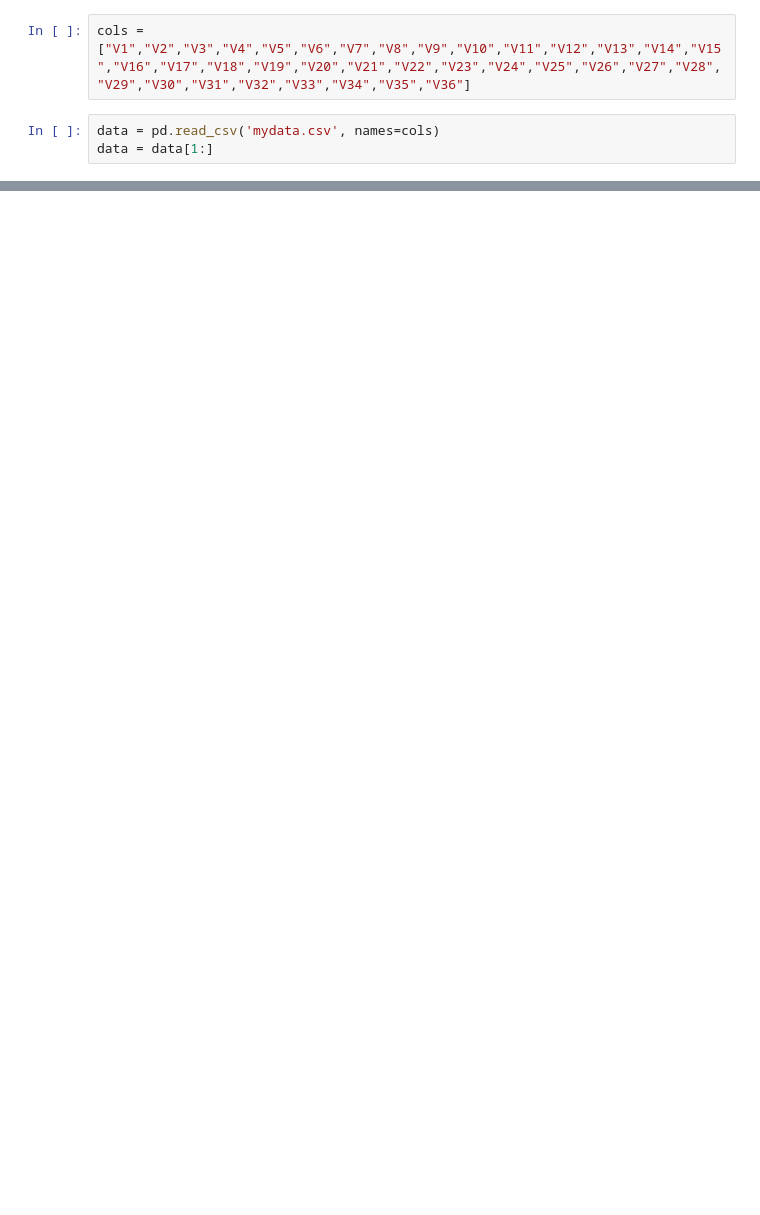
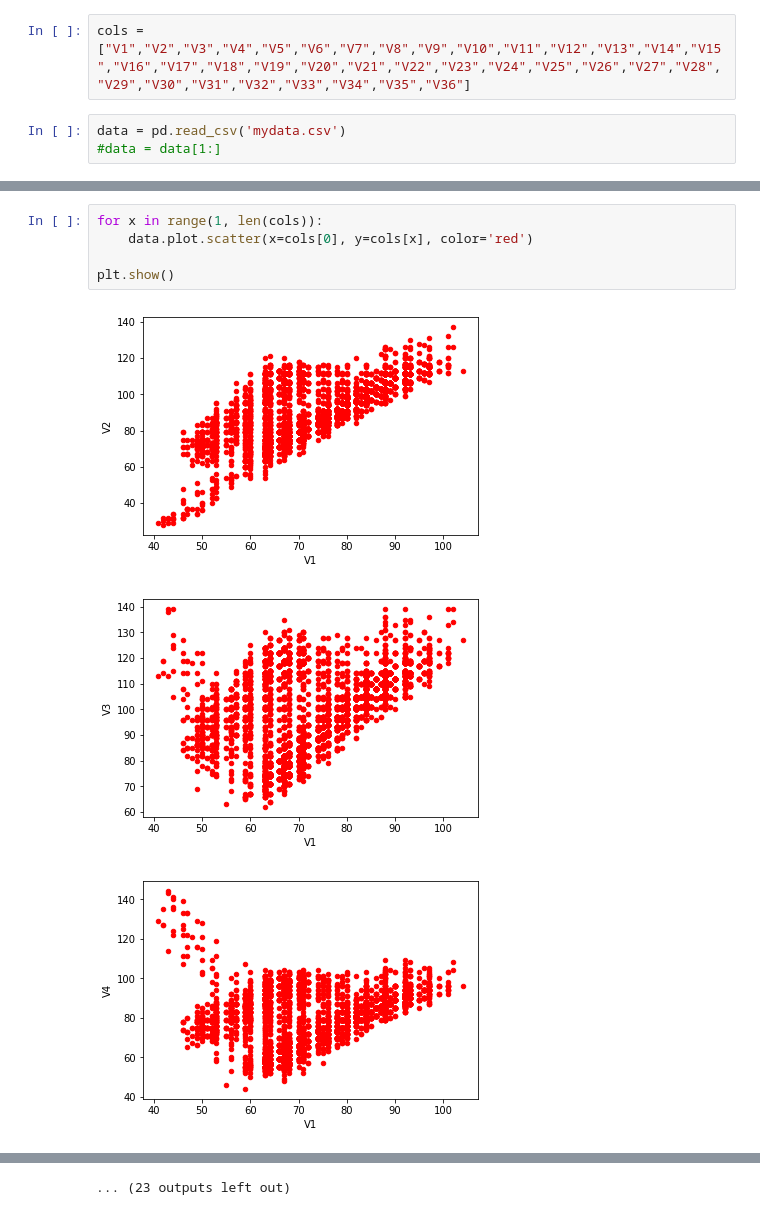
Before and after one commit to zikmout/ATS_learning, a Jupyter notebook: atos4.ipynb, the cells around one changed output, grey strips where cells are left out. Drawn from its saved outputs; the diff is of its cells as text; blank space fills up the shorter version.

```diff
--- a/atos4.ipynb
+++ b/atos4.ipynb
@@ -10,5 +14,5 @@ from pandas.tools.plotting import parallel_coordinates
 # %%
 cols = ["V1","V2","V3","V4","V5","V6","V7","V8","V9","V10","V11","V12","V13","V14","V15","V16","V17","V18","V19","V20","V21","V22","V23","V24","V25","V26","V27","V28","V29","V30","V31","V32","V33","V34","V35","V36"]
 # %%
-data = pd.read_csv('mydata.csv', names=cols)
-data = data[1:]
+data = pd.read_csv('mydata.csv')
+#data = data[1:]
@@ -58,0 +31,9 @@ ValueError: x and y must be the same size
+# %%
+for x in range(1, len(cols)):
+    data.plot.scatter(x=cols[0], y=cols[x], color='red')
+
+plt.show()
+# %% [output]
+[figure, added]
+[figure, added]
+[figure, added]
@@ -58,0 +49 @@ ValueError: x and y must be the same size
+... (23 outputs left out)
```
Also changed, not shown: parts of 9 cells of this notebook.
